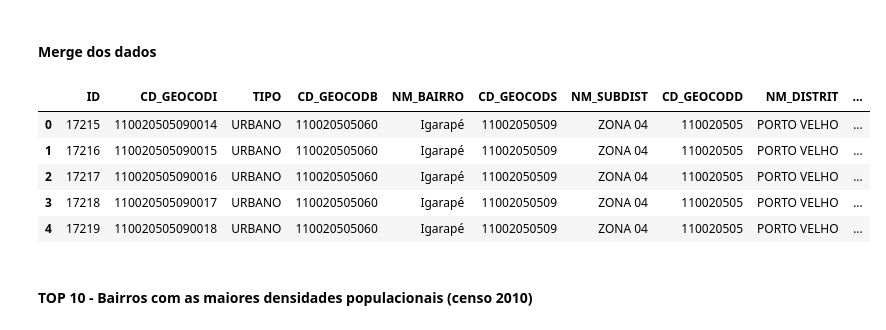
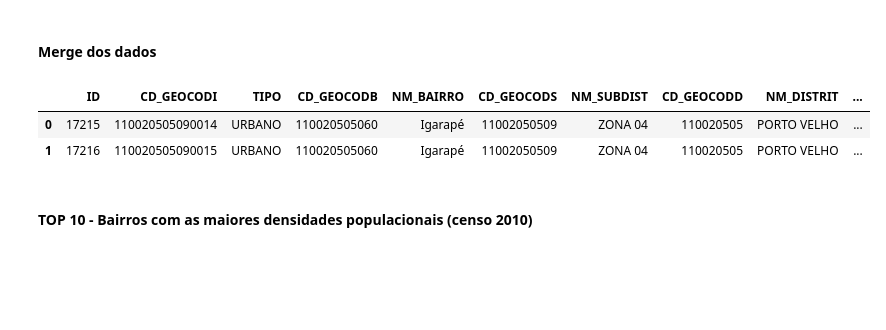
Before and after one commit to gabriel-russo/pygeo-notebooks, a Jupyter notebook: densidade_populacional.ipynb, the cells around one changed output. Cells and saved outputs as stored; diff of their text form; code cells hidden in the pictures; blank space fills up the shorter version.

```diff
--- a/densidade_populacional.ipynb
+++ b/densidade_populacional.ipynb
@@ -93,14 +81,11 @@ True
 #### Merge dos dados
 # %%
 setor_censitario_censo_pvh = porto_velho.merge(censo_pvh, on='CD_GEOCODI', how='inner')
-setor_censitario_censo_pvh.head()
+setor_censitario_censo_pvh.head(2)
 # %% [output]
 |  | ID | CD_GEOCODI | TIPO | CD_GEOCODB | NM_BAIRRO | CD_GEOCODS | NM_SUBDIST | CD_GEOCODD | NM_DISTRIT | ... |
 | 0 | 17215 | 110020505090014 | URBANO | 110020505060 | Igarapé | 11002050509 | ZONA 04 | 110020505 | PORTO VELHO | ... |
 | 1 | 17216 | 110020505090015 | URBANO | 110020505060 | Igarapé | 11002050509 | ZONA 04 | 110020505 | PORTO VELHO | ... |
-| 2 | 17217 | 110020505090016 | URBANO | 110020505060 | Igarapé | 11002050509 | ZONA 04 | 110020505 | PORTO VELHO | ... |
-| 3 | 17218 | 110020505090017 | URBANO | 110020505060 | Igarapé | 11002050509 | ZONA 04 | 110020505 | PORTO VELHO | ... |
-| 4 | 17219 | 110020505090018 | URBANO | 110020505060 | Igarapé | 11002050509 | ZONA 04 | 110020505 | PORTO VELHO | ... |
 # %% [markdown]
 #### TOP 10 - Bairros com as maiores densidades populacionais (censo 2010)
 # %%
```
Also changed, not shown: parts of 5 cells of this notebook, 1 other file.
